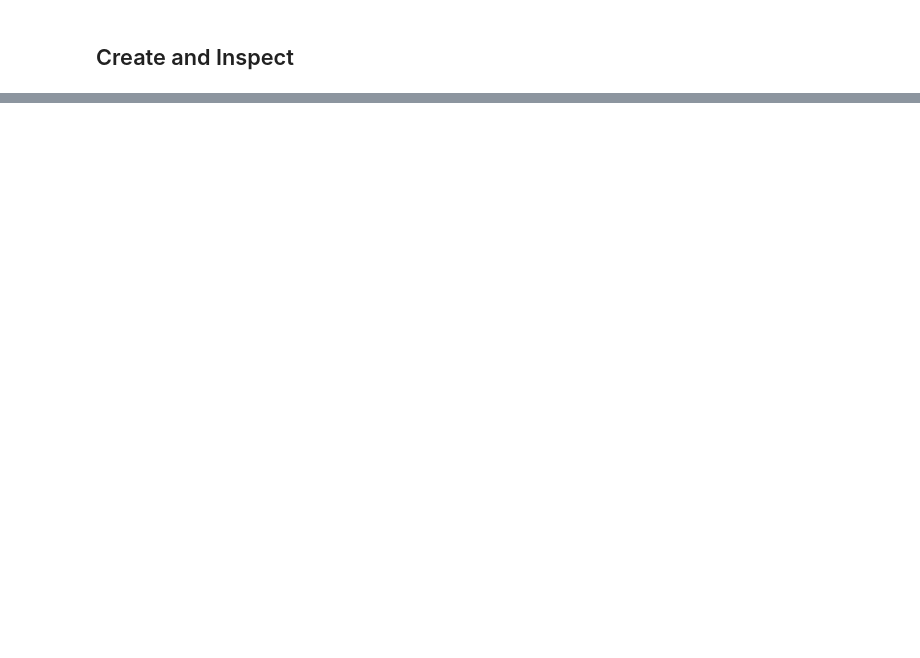
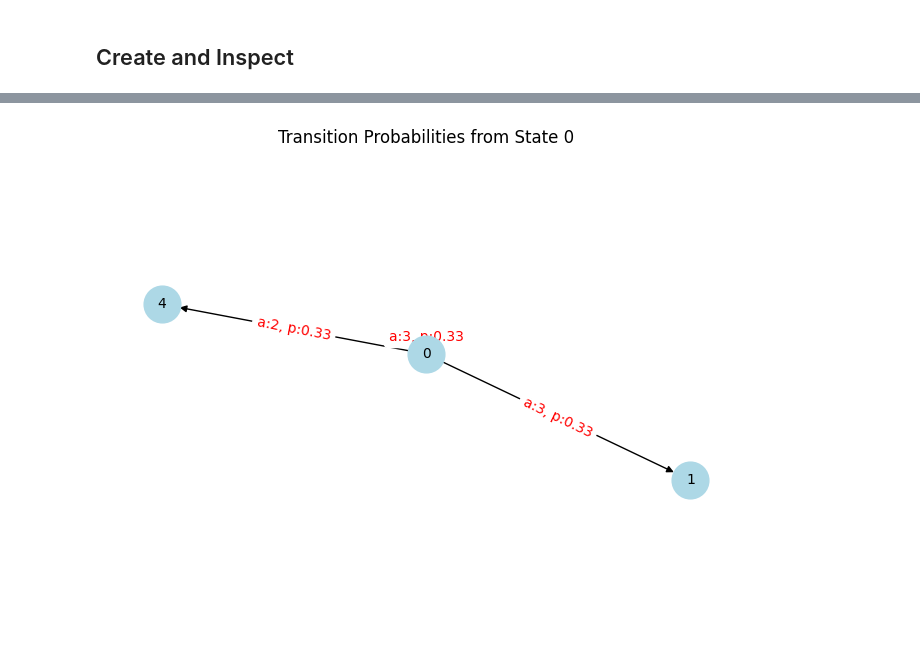
Before and after one commit to jofa016/ACIT4610---Final-Group-Project, a Jupyter notebook: R_f/Project_5/notebook/feature_engineering.ipynb, the cells around one changed output, grey strips where cells are left out. Drawn from its saved outputs; the diff is of its cells as text; code cells hidden in the pictures; blank space fills up the shorter version.

```diff
--- a/R_f/Project_5/notebook/feature_engineering.ipynb
+++ b/R_f/Project_5/notebook/feature_engineering.ipynb
@@ -64,0 +74,18 @@ Total reward: 0
+# %%
+def inspect_transition_probabilities(env, state: int):
+    env_raw = env.unwrapped
+    G = nx.DiGraph()
+    for action in range(env.action_space.n):
+        transitions = env_raw.P[state][action]
+        for prob, next_state, reward, done in transitions:
+            if prob > 0:
+                G.add_edge(state, next_state, action=action, weight=prob)
+    pos = nx.spring_layout(G)
+    edge_labels = {(u, v): f"a:{d['action']}, p:{d['weight']:.2f}" for u, v, d in G.edges(data=True)}
+    nx.draw(G, pos, with_labels=True, node_size=700, node_color='lightblue', font_size=10)
+    nx.draw_networkx_edge_labels(G, pos, edge_labels=edge_labels, font_color='red')
+    plt.title(f"Transition Probabilities from State {state}")
+    plt.show()
+inspect_transition_probabilities(env, state=0)
+# %% [output]
+[figure, added]
```
Also changed, not shown: parts of 9 cells of this notebook.
